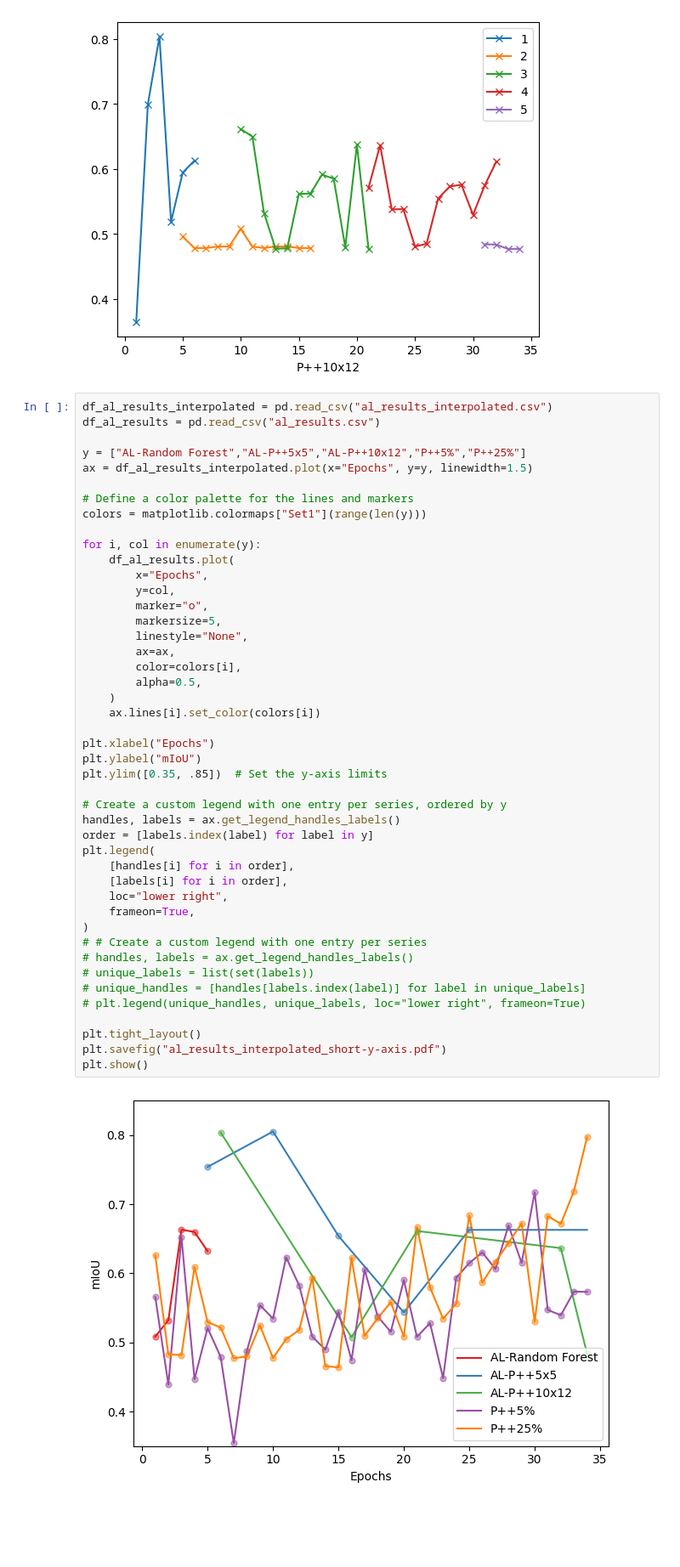
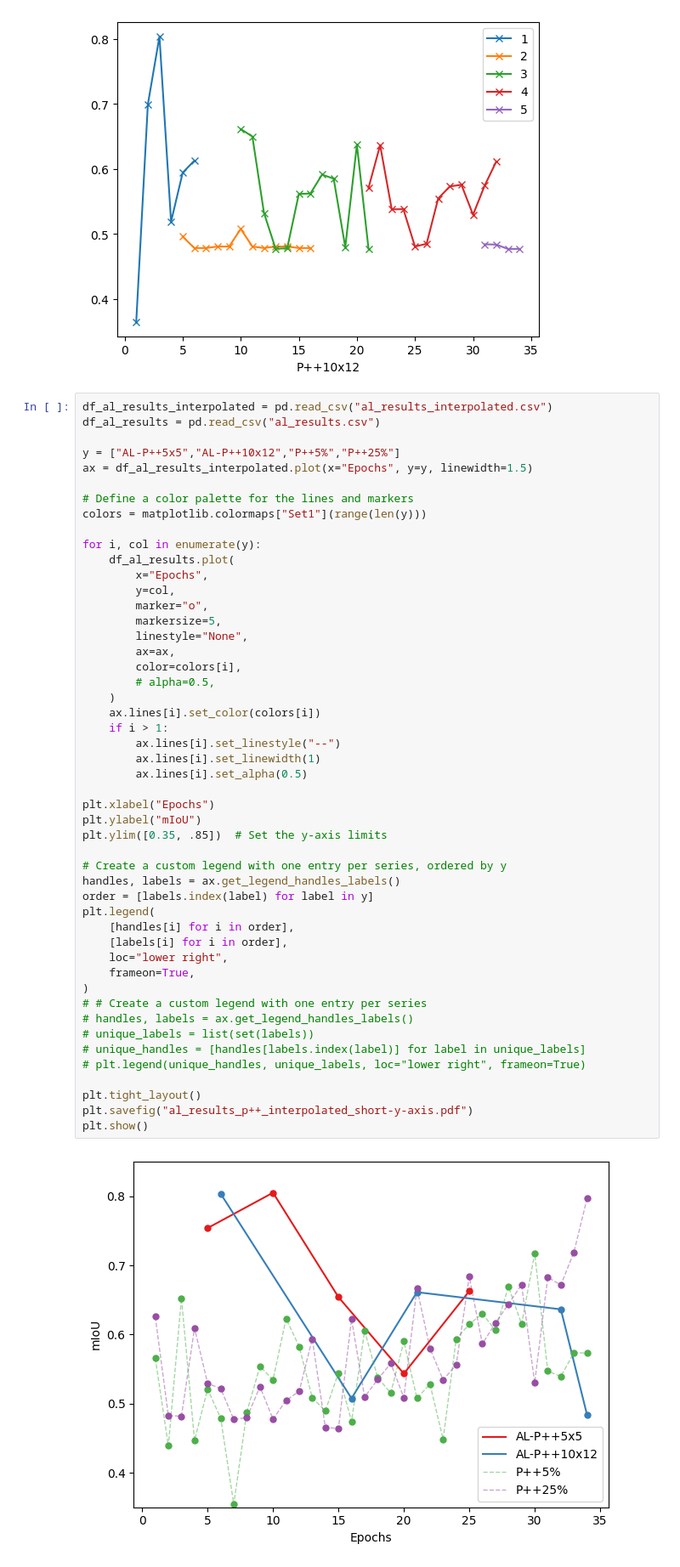
Before and after one commit to LucHayward/Pointnet_Pointnet2_pytorch, a Jupyter notebook: DataVis/Active Learning/AL_Vis.ipynb, the cells around one changed output. Shown at 85% size. Cells and saved outputs as stored; diff of their text form; blank space fills up the shorter version.

```diff
--- a/DataVis/Active Learning/AL_Vis.ipynb
+++ b/DataVis/Active Learning/AL_Vis.ipynb
@@ -55,7 +72,7 @@ df_p10x12.plot(kind='line', x='P++10x12', y=[1, 2, 3, 4, 5], marker='x')
 df_al_results_interpolated = pd.read_csv("al_results_interpolated.csv")
 df_al_results = pd.read_csv("al_results.csv")
 
-y = ["AL-Random Forest","AL-P++5x5","AL-P++10x12","P++5%","P++25%"]
+y = ["AL-P++5x5","AL-P++10x12","P++5%","P++25%"]
 ax = df_al_results_interpolated.plot(x="Epochs", y=y, linewidth=1.5)
 
 # Define a color palette for the lines and markers
@@ -68,33 +85,37 @@ for i, col in enumerate(y):
         marker="o",
         markersize=5,
         linestyle="None",
         ax=ax,
         color=colors[i],
-        alpha=0.5,
+        # alpha=0.5,
     )
     ax.lines[i].set_color(colors[i])
+    if i > 1:
+        ax.lines[i].set_linestyle("--")
+        ax.lines[i].set_linewidth(1)
+        ax.lines[i].set_alpha(0.5)
 
 plt.xlabel("Epochs")
 plt.ylabel("mIoU")
 plt.ylim([0.35, .85])  # Set the y-axis limits
 
 # Create a custom legend with one entry per series, ordered by y
 handles, labels = ax.get_legend_handles_labels()
 order = [labels.index(label) for label in y]
 plt.legend(
     [handles[i] for i in order],
     [labels[i] for i in order],
     loc="lower right",
     frameon=True,
 )
 # # Create a custom legend with one entry per series
 # handles, labels = ax.get_legend_handles_labels()
 # unique_labels = list(set(labels))
 # unique_handles = [handles[labels.index(label)] for label in unique_labels]
 # plt.legend(unique_handles, unique_labels, loc="lower right", frameon=True)
 
 plt.tight_layout()
-plt.savefig("al_results_interpolated_short-y-axis.pdf")
+plt.savefig("al_results_p++_interpolated_short-y-axis.pdf")
 plt.show()
 # %% [output]
-[figure, old version]
+[figure, new version]
```
Also changed, not shown: parts of 2 cells of this notebook, 4 other files.
